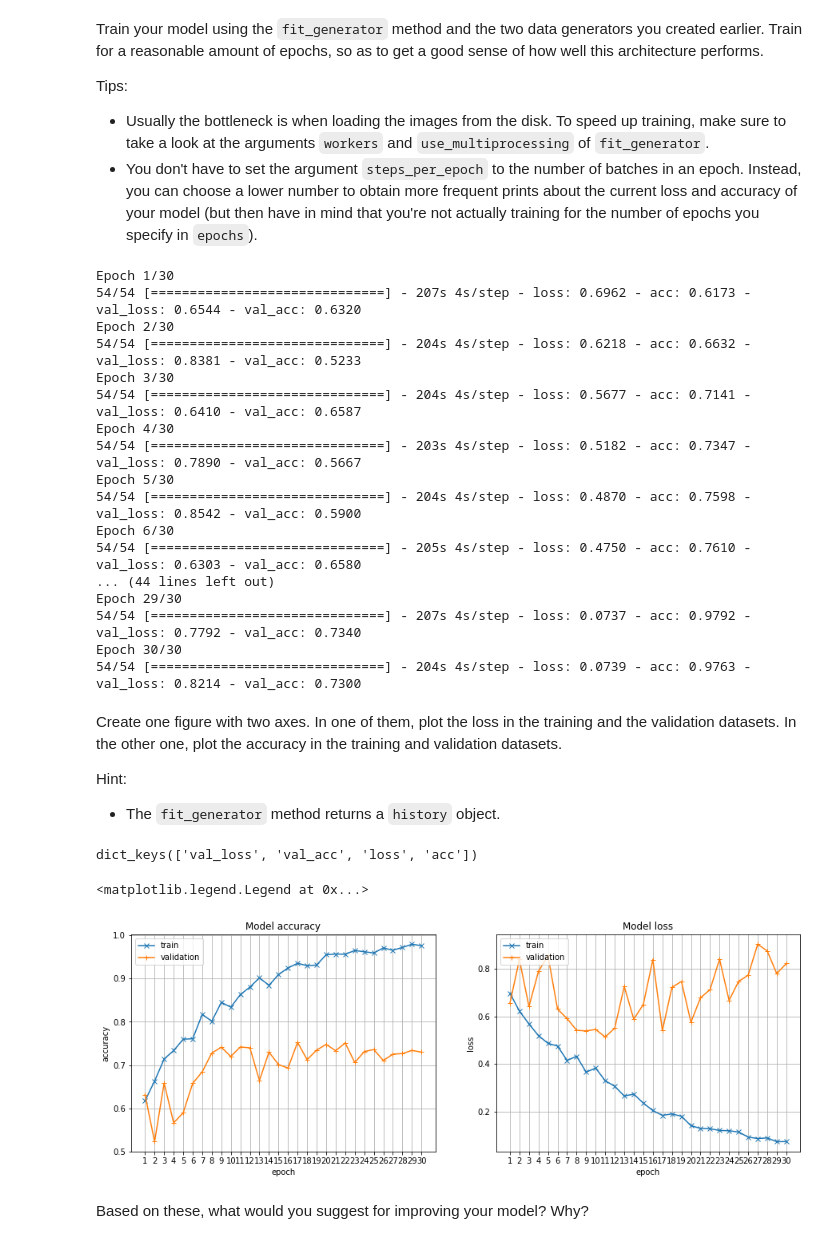
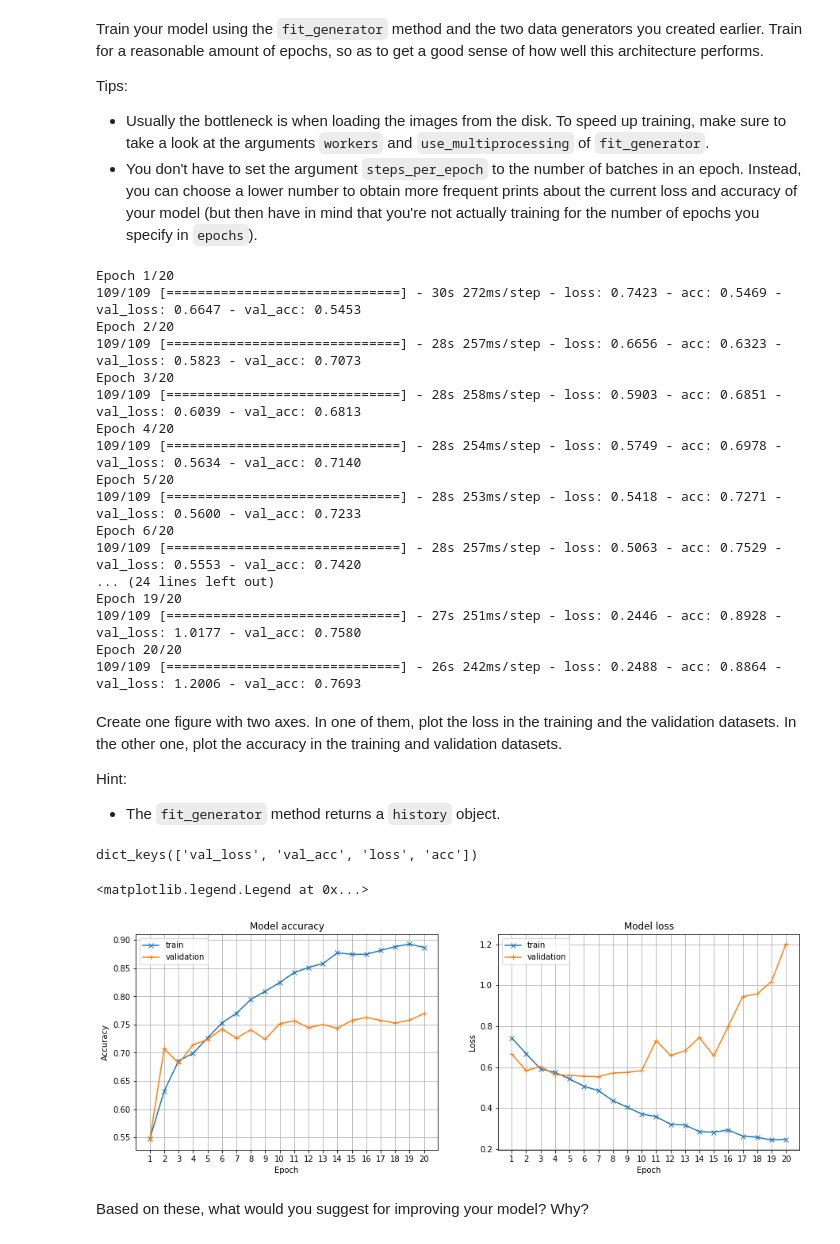
Before and after one commit to yuxuanx/deep-machine-learning, a Jupyter notebook: Home Assignments/HA1/HA1.ipynb, the cells around one changed output. Saved outputs shown, nothing was run; the diff lists cells and outputs as text; code cells hidden in the pictures.

```diff
--- a/Home Assignments/HA1/HA1.ipynb
+++ b/Home Assignments/HA1/HA1.ipynb
@@ -124,8 +128,11 @@ vad_size_percent = 0.2
 Fill in the dataset paths (to be used later by your data generators):
 # %%
 # YOUR CODE HERE
-train_data_path = 'small_train'
-vad_data_path = 'small_val'
+small_train_path  = "./small_train"
+small_val_path = "./small_val"
+full_train_path  = "./train"
+full_val_path = "./val"
+test_path = "./test/"
 # %% [markdown]
 ---
 Once you have the expected folder structure, create two data generators for automatically generating batches from the images in your smaller subset of data. Don't use any [data augmentation](https://cartesianfaith.com/2016/10/06/what-you-need-to-know-about-data-augmentation-for-machine-learning/), but feel free to preprocess the data as you see fit. After instantiating them, run the `flow_from_directory` method with the desired arguments.
@@ -204,66 +227,65 @@ Tips:
 - You don't have to set the argument `steps_per_epoch` to the number of batches in an epoch. Instead, you can choose a lower number to obtain more frequent prints about the current loss and accuracy of your model (but then have in mind that you're not actually training for the number of epochs you specify in `epochs`).
 # %%
 # YOUR CODE HERE
-history = model.fit_generator(
+history=model.fit_generator(
         train_generator,
-        steps_per_epoch=1750 // batch_size,
-        epochs=30,
+        steps_per_epoch=3500 // BATCH_SIZE,
+        epochs=NUM_EPOCHS,
         validation_data=validation_generator,
-        validation_steps=750 // batch_size,
-        workers=multiprocessing.cpu_count(),
-        use_multiprocessing=1,)
+        validation_steps=1500 // BATCH_SIZE)
 # %% [output]
-Epoch 1/30
-54/54 [==============================] - 207s 4s/step - loss: 0.6962 - acc: 0.6173 - val_loss: 0.6544 - val_acc: 0.6320
-Epoch 2/30
-54/54 [==============================] - 204s 4s/step - loss: 0.6218 - acc: 0.6632 - val_loss: 0.8381 - val_acc: 0.5233
-Epoch 3/30
-54/54 [==============================] - 204s 4s/step - loss: 0.5677 - acc: 0.7141 - val_loss: 0.6410 - val_acc: 0.6587
-Epoch 4/30
-54/54 [==============================] - 203s 4s/step - loss: 0.5182 - acc: 0.7347 - val_loss: 0.7890 - val_acc: 0.5667
-Epoch 5/30
-54/54 [==============================] - 204s 4s/step - loss: 0.4870 - acc: 0.7598 - val_loss: 0.8542 - val_acc: 0.5900
-Epoch 6/30
-54/54 [==============================] - 205s 4s/step - loss: 0.4750 - acc: 0.7610 - val_loss: 0.6303 - val_acc: 0.6580
-... (44 lines left out)
-Epoch 29/30
-54/54 [==============================] - 207s 4s/step - loss: 0.0737 - acc: 0.9792 - val_loss: 0.7792 - val_acc: 0.7340
-Epoch 30/30
-54/54 [==============================] - 204s 4s/step - loss: 0.0739 - acc: 0.9763 - val_loss: 0.8214 - val_acc: 0.7300
+Epoch 1/20
+109/109 [==============================] - 30s 272ms/step - loss: 0.7423 - acc: 0.5469 - val_loss: 0.6647 - val_acc: 0.5453
+Epoch 2/20
+109/109 [==============================] - 28s 257ms/step - loss: 0.6656 - acc: 0.6323 - val_loss: 0.5823 - val_acc: 0.7073
+Epoch 3/20
+109/109 [==============================] - 28s 258ms/step - loss: 0.5903 - acc: 0.6851 - val_loss: 0.6039 - val_acc: 0.6813
+Epoch 4/20
+109/109 [==============================] - 28s 254ms/step - loss: 0.5749 - acc: 0.6978 - val_loss: 0.5634 - val_acc: 0.7140
+Epoch 5/20
+109/109 [==============================] - 28s 253ms/step - loss: 0.5418 - acc: 0.7271 - val_loss: 0.5600 - val_acc: 0.7233
+Epoch 6/20
+109/109 [==============================] - 28s 257ms/step - loss: 0.5063 - acc: 0.7529 - val_loss: 0.5553 - val_acc: 0.7420
+... (24 lines left out)
+Epoch 19/20
+109/109 [==============================] - 27s 251ms/step - loss: 0.2446 - acc: 0.8928 - val_loss: 1.0177 - val_acc: 0.7580
+Epoch 20/20
+109/109 [==============================] - 26s 242ms/step - loss: 0.2488 - acc: 0.8864 - val_loss: 1.2006 - val_acc: 0.7693
 # %% [markdown]
 Create one figure with two axes. In one of them, plot the loss in the training and the validation datasets. In the other one, plot the accuracy in the training and validation datasets.
 
 Hint:
 - The `fit_generator` method returns a `history` object.
 # %%
+model.save('intial_model.h5')
+
 # YOUR CODE HERE
 print(history.history.keys())
-
 fig, axes = plt.subplots(nrows=1, ncols=2, figsize=(15, 5))
 
 # summarize history for accuracy
-axes[0].plot(range(1,31), history.history['acc'], '-x')
-axes[0].plot(range(1,31), history.history['val_acc'], '-+')
+axes[0].plot(range(1,NUM_EPOCHS+1), history.history['acc'], '-x')
+axes[0].plot(range(1,NUM_EPOCHS+1), history.history['val_acc'], '-+')
 axes[0].set_title('Model accuracy')
-axes[0].set_ylabel('accuracy')
-axes[0].set_xlabel('epoch')
-axes[0].set_xticks(range(1,31))
+axes[0].set_ylabel('Accuracy')
+axes[0].set_xlabel('Epoch')
+axes[0].set_xticks(range(1,NUM_EPOCHS+1))
 axes[0].grid(linestyle='-')
 axes[0].legend(['train', 'validation'], loc='upper left')
 
 # summarize history for loss
-axes[1].plot(range(1,31), history.history['loss'], '-x')
-axes[1].plot(range(1,31), history.history['val_loss'], '-+')
+axes[1].plot(range(1,NUM_EPOCHS+1), history.history['loss'], '-x')
+axes[1].plot(range(1,NUM_EPOCHS+1), history.history['val_loss'], '-+')
 axes[1].set_title('Model loss')
-axes[1].set_ylabel('loss')
-axes[1].set_xlabel('epoch')
-axes[1].set_xticks(range(1,31))
+axes[1].set_ylabel('Loss')
+axes[1].set_xlabel('Epoch')
+axes[1].set_xticks(range(1,NUM_EPOCHS+1))
 axes[1].grid(linestyle='-')
 axes[1].legend(['train', 'validation'], loc='upper left')
 # %% [output]
 dict_keys(['val_loss', 'val_acc', 'loss', 'acc'])
 <matplotlib.legend.Legend at 0x...>
-[figure, old version]
+[figure, new version]
 # %% [markdown]
 Based on these, what would you suggest for improving your model? Why?
 # %% [markdown]
```
Also changed, not shown: parts of 40 cells of this notebook, 10 other files.
